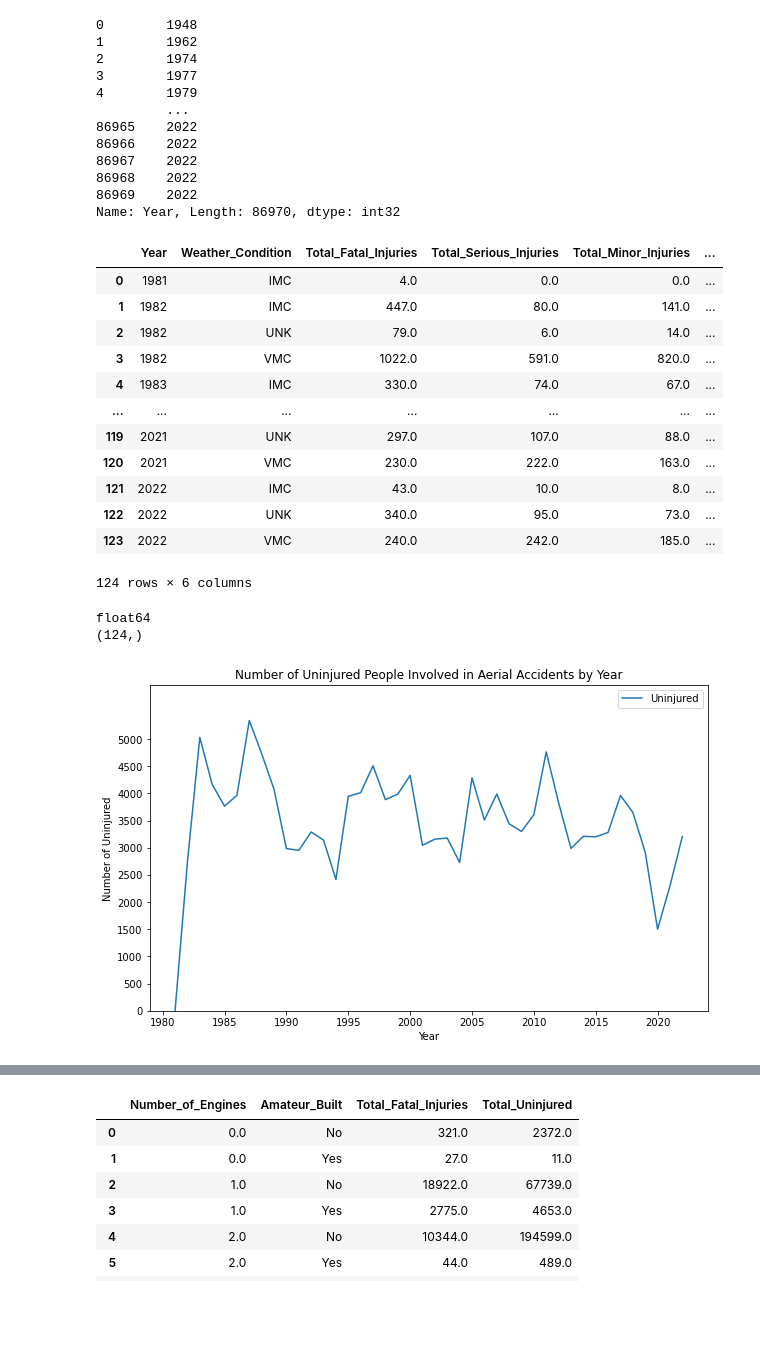
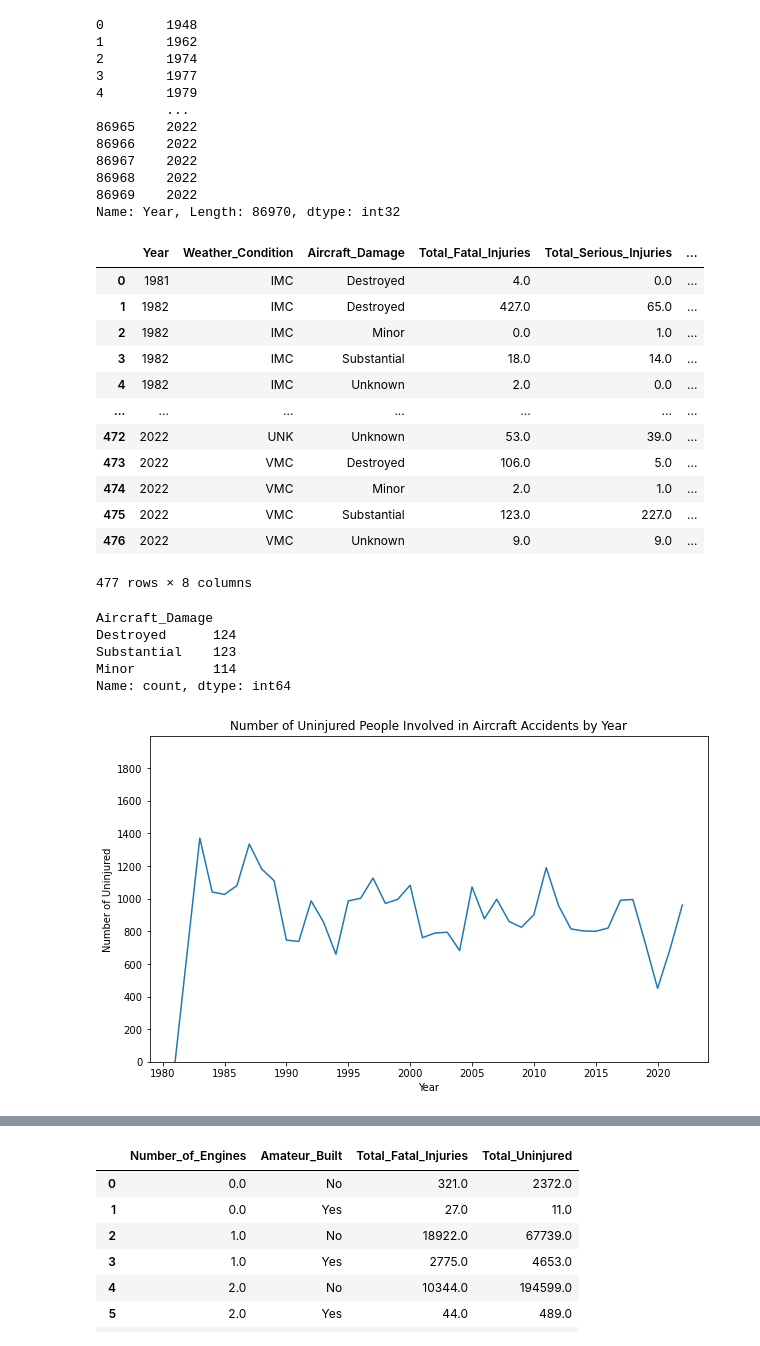
Before and after one commit to chrismiley87/aircraft-safety-analysis, a Jupyter notebook: notebook.ipynb, the cells around one changed output, grey strips where cells are left out. Cells and saved outputs as stored; diff of their text form; code cells hidden in the pictures; blank space fills up the shorter version.

```diff
--- a/notebook.ipynb
+++ b/notebook.ipynb
@@ -1159,29 +1121,32 @@ aircraft_df['Year']
 86969    2022
 Name: Year, Length: 86970, dtype: int32
 # %%
-#group the data into a frame containing Year, Weather_Condition, Total_Fatal_Injuries, Total_Serious_Injuries, Total_Minor_Injuries, Total_Uninjured
-injured_grouped_df = aircraft_df.groupby(['Year', 'Weather_Condition']).agg({'Total_Fatal_Injuries': 'sum', 'Total_Serious_Injuries': 'sum', 'Total_Minor_Injuries': 'sum', 'Total_Uninjured': 'sum'}).reset_index()
+#group the data into a frame containing Year, Weather_Condition, Aircraft_Damage, Total_Fatal_Injuries, Total_Serious_Injuries, Total_Minor_Injuries, Total_Uninjured
+injured_grouped_df = aircraft_df.groupby(['Year', 'Weather_Condition', 'Aircraft_Damage']).agg({'Total_Fatal_Injuries': 'sum', 'Total_Serious_Injuries': 'sum', 'Total_Minor_Injuries': 'sum', 'Total_Uninjured': 'sum'}).reset_index()
+
+#convert the year to an integer type
 injured_grouped_df.Year = injured_grouped_df.Year.astype(int)
+
+#filter out entries prior to 1980
 injured_grouped_df = injured_grouped_df[injured_grouped_df.Year >= 1980]
+
+#create another column Total_Injuries that combines the three Injuries columns
+injured_grouped_df['Total_Injuries'] = injured_grouped_df[['Total_Fatal_Injuries', 'Total_Serious_Injuries', 'Total_Minor_Injuries']].sum(axis=1)
+
+#reset the index
 injured_grouped_df = injured_grouped_df.reset_index(drop=True)
 injured_grouped_df
 # %% [output]
-|  | Year | Weather_Condition | Total_Fatal_Injuries | Total_Serious_Injuries | Total_Minor_Injuries | ... |
-| 0 | 1981 | IMC | 4.0 | 0.0 | 0.0 | ... |
-| 1 | 1982 | IMC | 447.0 | 80.0 | 141.0 | ... |
-| 2 | 1982 | UNK | 79.0 | 6.0 | 14.0 | ... |
-| 3 | 1982 | VMC | 1022.0 | 591.0 | 820.0 | ... |
-| 4 | 1983 | IMC | 330.0 | 74.0 | 67.0 | ... |
+|  | Year | Weather_Condition | Aircraft_Damage | Total_Fatal_Injuries | Total_Serious_Injuries | ... |
+| 0 | 1981 | IMC | Destroyed | 4.0 | 0.0 | ... |
+| 1 | 1982 | IMC | Destroyed | 427.0 | 65.0 | ... |
+| 2 | 1982 | IMC | Minor | 0.0 | 1.0 | ... |
+| 3 | 1982 | IMC | Substantial | 18.0 | 14.0 | ... |
+| 4 | 1982 | IMC | Unknown | 2.0 | 0.0 | ... |
 | ... | ... | ... | ... | ... | ... | ... |
-| 119 | 2021 | UNK | 297.0 | 107.0 | 88.0 | ... |
-| 120 | 2021 | VMC | 230.0 | 222.0 | 163.0 | ... |
-| 121 | 2022 | IMC | 43.0 | 10.0 | 8.0 | ... |
-| 122 | 2022 | UNK | 340.0 | 95.0 | 73.0 | ... |
-| 123 | 2022 | VMC | 240.0 | 242.0 | 185.0 | ... |
+| 472 | 2022 | UNK | Unknown | 53.0 | 39.0 | ... |
+| 473 | 2022 | VMC | Destroyed | 106.0 | 5.0 | ... |
+| 474 | 2022 | VMC | Minor | 2.0 | 1.0 | ... |
+| 475 | 2022 | VMC | Substantial | 123.0 | 227.0 | ... |
+| 476 | 2022 | VMC | Unknown | 9.0 | 9.0 | ... |
-124 rows × 6 columns
+477 rows × 8 columns
-# %%
-print(injured_grouped_df['Total_Fatal_Injuries'].dtype)
-print(injured_grouped_df['Total_Fatal_Injuries'].shape)
-# %% [output]
-float64
-(124,)
@@ -1190,13 +1153,31 @@ import seaborn as sns
+# %%
+# Filter the DataFrame to exclude Unknown from Aircraft_Damage
+injured_grouped_filtered_df = injured_grouped_df[injured_grouped_df['Aircraft_Damage'] != 'Unknown']
+injured_grouped_filtered_df.Aircraft_Damage.value_counts(dropna=False)
+# %% [output]
+Aircraft_Damage
+Destroyed      124
+Substantial    123
+Minor          114
+Name: count, dtype: int64
 # %%
+#create a plot
 plt.figure(figsize=(10, 6))
-sns.lineplot(data=injured_grouped_df, x='Year', y='Total_Uninjured', label='Uninjured', ci=None)
+
+#plot a line graph of Total Uninjured People by Year in Accidents
+sns.lineplot(data=injured_grouped_df, x='Year', y='Total_Uninjured', ci=None)
+
+#customize the labels and title
 plt.xlabel('Year')
 plt.ylabel('Number of Uninjured')
-plt.title('Number of Uninjured People Involved in Aerial Accidents by Year')
+plt.title('Number of Uninjured People Involved in Aircraft Accidents by Year')
+
+#customize the ticks and limit of the Y axis
 plt.xticks(range(1980, 2023, 5))
-plt.yticks(range(0, 5500, 500))
-plt.ylim(0, 6000)
-plt.legend()
+plt.yticks(range(0, 2000, 200))
+plt.ylim(0, 2000)
+
+#show the graph
 plt.show()
 # %% [output]
-[figure, old version]
+[figure, new version]
```
Also changed, not shown: parts of 38 cells of this notebook.
